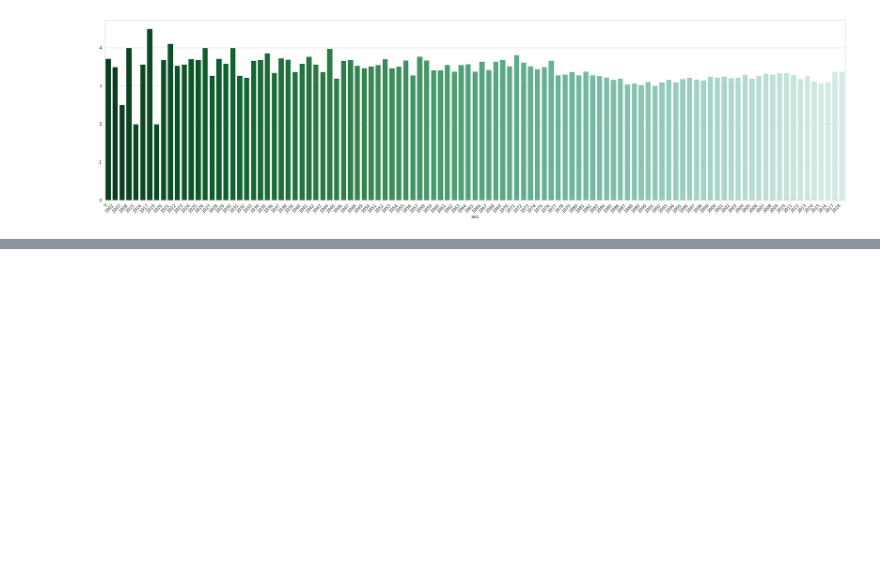
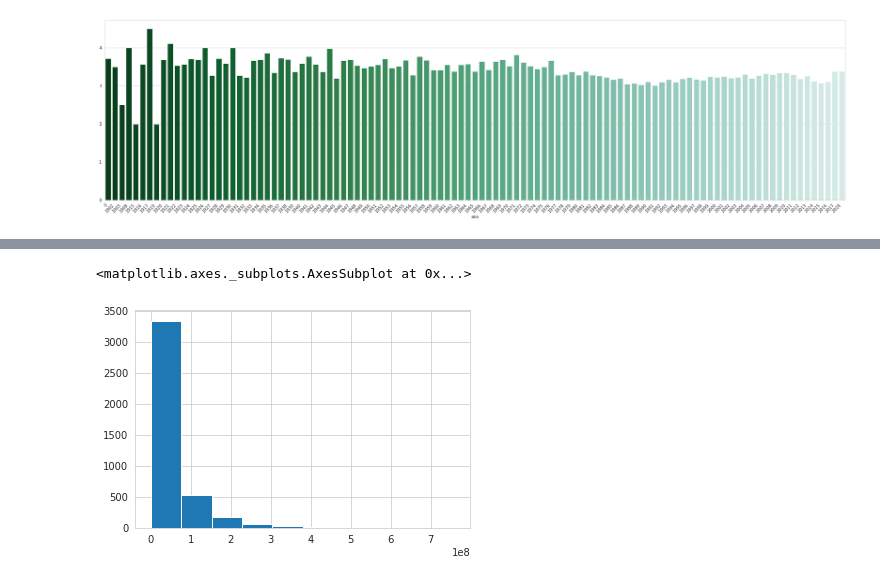
Before and after one commit to EduardoJM/data-science-quarentenadados, a Jupyter notebook: QuarentenaDados_MovieLens_IMDB.ipynb, the cells around one changed output, grey strips where cells are left out. Saved outputs shown, nothing was run; the diff lists cells and outputs as text; code cells hidden in the pictures; blank space fills up the shorter version.

```diff
--- a/QuarentenaDados_MovieLens_IMDB.ipynb
+++ b/QuarentenaDados_MovieLens_IMDB.ipynb
@@ -570,0 +633,6 @@ plt.show()
+# %%
+# histograma do faturamento
+imdb['gross'].hist()
+# %% [output]
+<matplotlib.axes._subplots.AxesSubplot at 0x...>
+[figure, added]
```
Also changed, not shown: parts of 56 cells of this notebook.
